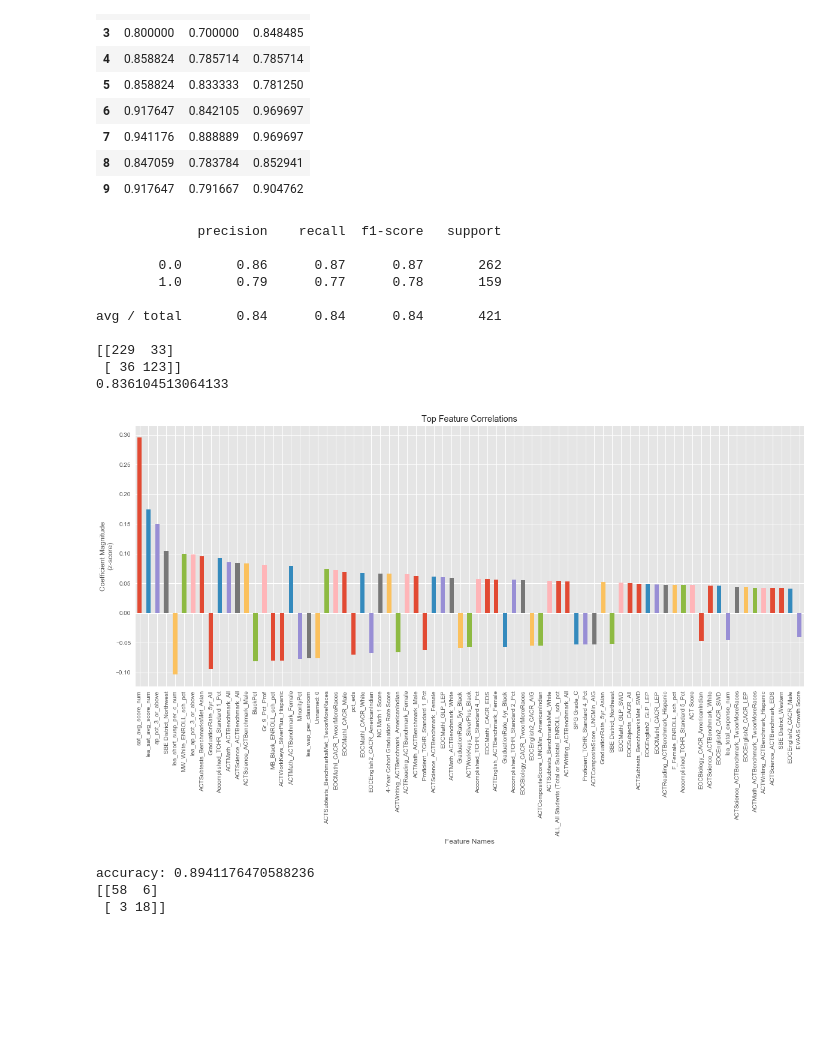
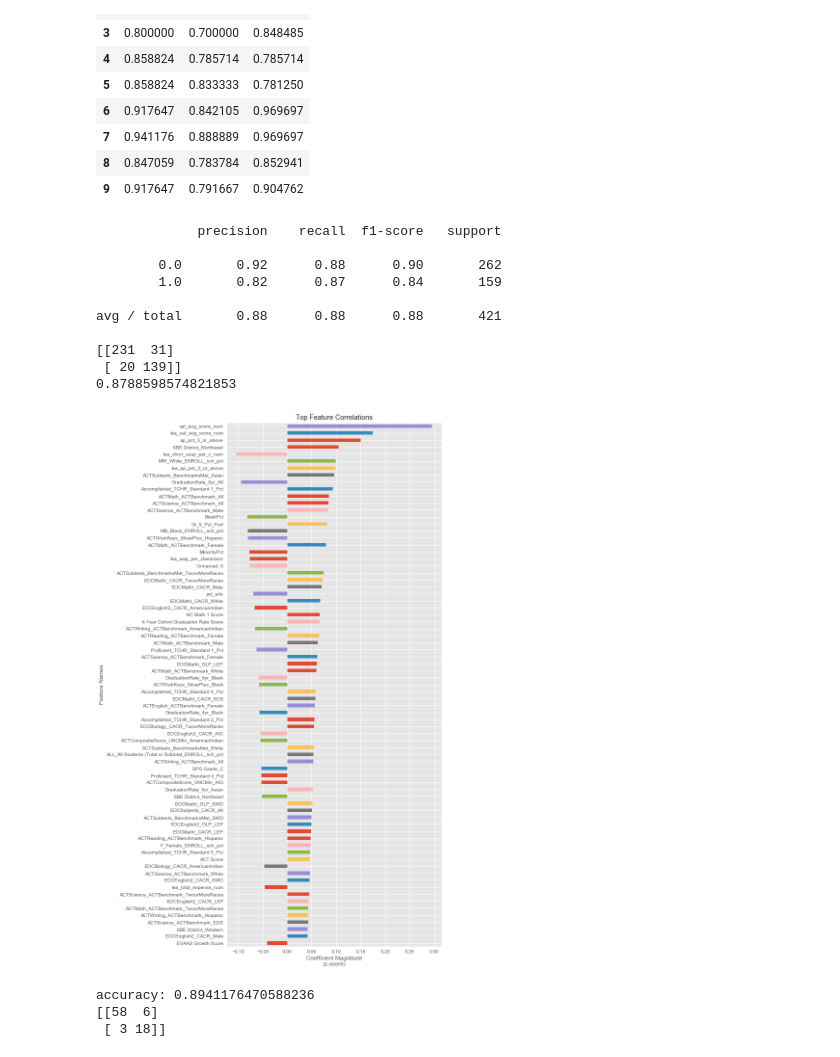
Before and after one commit to jeffweltman/MSDS7331, a Jupyter notebook: Jeff-MiniProject1.ipynb, the cells around one changed output. Drawn from its saved outputs; the diff is of its cells as text; code cells hidden in the pictures; blank space fills up the shorter version.

Commit message:
Minor cleanup, plot change

```diff
--- a/Jeff-MiniProject1.ipynb
+++ b/Jeff-MiniProject1.ipynb
@@ -41,7 +40,7 @@ plt.show()
 Y_sat_high=hs_2017['sat_high_level'].values
 Y = Y_sat_high
 del hs_2017['sat_high_level']
-X_highSchools=hs_2017.values # remove .values if necessary
+X_highSchools=hs_2017# remove .values if necessary
 # %%
 #Divide data into test and training splits
 from sklearn.model_selection import ShuffleSplit
@@ -407,41 +406,47 @@ EvaluateClassifierEstimator2(grid.best_estimator_, X_BestFeatures, Y, 10)
 # %% [output]
              precision    recall  f1-score   support
 
-        0.0       0.86      0.87      0.87       262
-        1.0       0.79      0.77      0.78       159
+        0.0       0.92      0.88      0.90       262
+        1.0       0.82      0.87      0.84       159
 
-avg / total       0.84      0.84      0.84       421
+avg / total       0.88      0.88      0.88       421
 
-[[229  33]
- [ 36 123]]
-0.836104513064133
+[[231  31]
+ [ 20 139]]
+0.8788598574821853
 # %%
+X_highSchools=pd.DataFrame(X_highSchools) # casting as dataframe for column interpretation
+
 #Load the model's coefficient weights and feature names into a dataframe sorted by weights
 weights = grid.best_estimator_.named_steps['logisticregression'].coef_.ravel()
 feature_names = X_highSchools.columns.values[rfecv.get_support(indices=True)]
 
 linreg_ft_imp_df = pd.DataFrame({'feature_names':feature_names, 'weights':weights, 'absolute_weights': np.abs(weights)})
-linreg_ft_imp_df.sort_values(by='absolute_weights', inplace=True, ascending=False )
+linreg_ft_imp_df.sort_values(by='absolute_weights', inplace=True, ascending=False)
 # %%
 # Examine categorical variables of interest
 import matplotlib.pyplot as plt
+
 %matplotlib inline
 
 #Plot the model's feature importances
 # REFERENCE:  Eric Larson, https://github.com/eclarson/DataMiningNotebooks
 plt.style.use('ggplot')
 
-wt_plt_df = linreg_ft_imp_df.head(75)
+wt_plt_df = linreg_ft_imp_df.head(75) # obtains the 75 most highly-weighted attributes
+wt_plt_df = pd.DataFrame(wt_plt_df)
+wt_plt_df.sort_values(by='absolute_weights', inplace=True, ascending=True) # reverses the sorting
 
 weights = pd.Series(wt_plt_df['weights'].values,index=wt_plt_df['feature_names'])
-ax = weights.plot(kind='bar', figsize=(20,8))
+ax = weights.plot(kind='barh', figsize=(8,20))
 
 ax.set_title("Top Feature Correlations")
-ax.set_ylabel("Coefficient Magnitude\n(z-score)")
-ax.set_xlabel("Feature Names")
+ax.set_xlabel("Coefficient Magnitude\n(z-score)")
+ax.set_ylabel("Feature Names")
+
 plt.show()
 # %% [output]
-[figure, old version]
+[figure, new version]
 # %%
 from sklearn.preprocessing import StandardScaler
 
```
Also changed, not shown: parts of 7 cells of this notebook.
